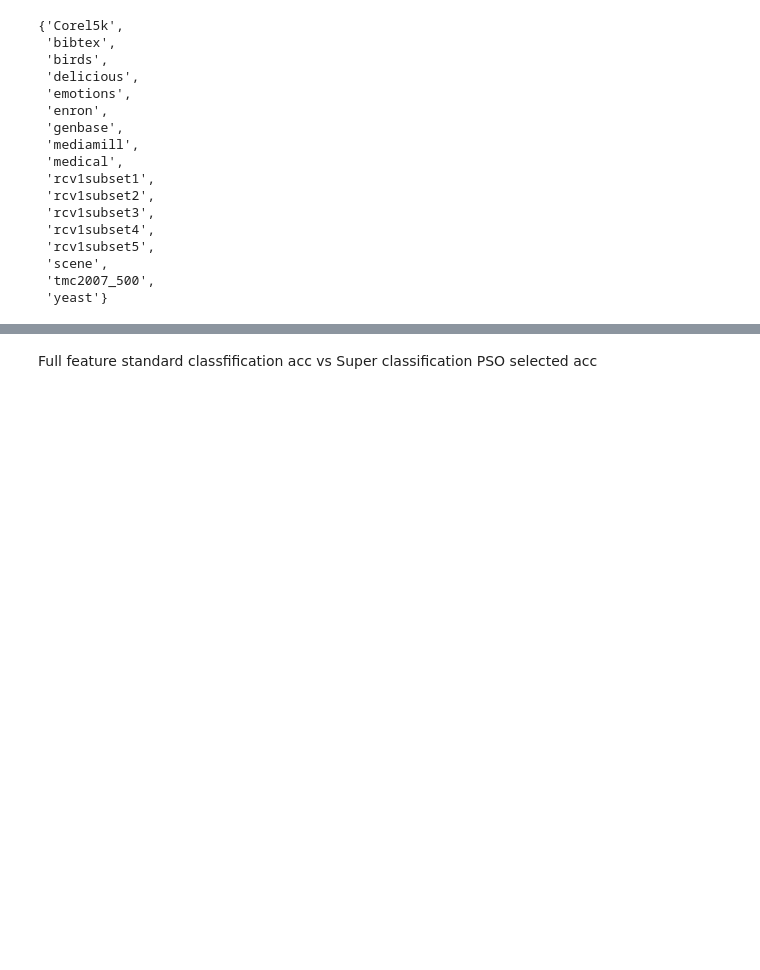
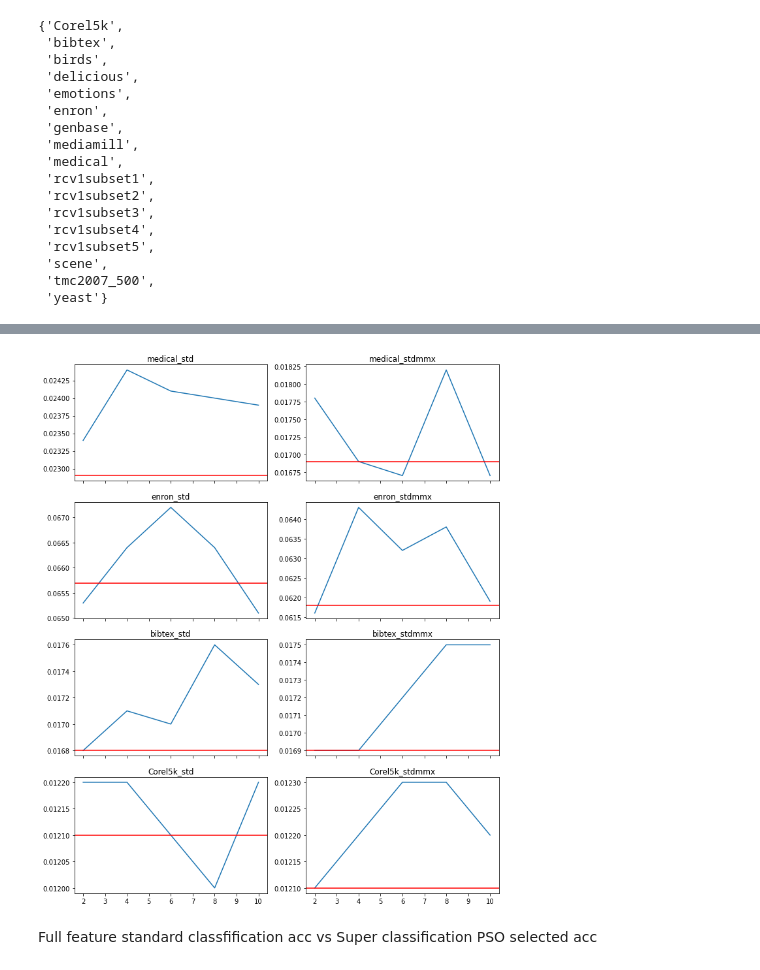
Before and after one commit to faylu-nz/Super_label_PSO_ML_FS, a Jupyter notebook: super_label.ipynb, the cells around one changed output, grey strips where cells are left out. Drawn from its saved outputs; the diff is of its cells as text; code cells hidden in the pictures; blank space fills up the shorter version.

```diff
--- a/super_label.ipynb
+++ b/super_label.ipynb
@@ -789,3 +758,46 @@ ax4.plot(x, y_Corel5k)
+# %%
+x = [2, 4, 6, 8, 10]
+y_medical_std = [0.0234, 0.0244, 0.0241, 0.0240, 0.0239]
+y_enron_std = [0.0653, 0.0664, 0.0672, 0.0664, 0.0651]
+y_bibtex_std = [0.0168, 0.0171, 0.0170, 0.0176, 0.0173]
+y_Corel5k_std = [0.0122, 0.0122, 0.0121, 0.0120, 0.0122]
+y_medical_stdmmx = [0.0178, 0.0169, 0.0167, 0.0182, 0.0167]
+y_enron_stdmmx = [0.0616, 0.0643, 0.0632, 0.0638, 0.0619]
+y_bibtex_stdmmx = [0.0169, 0.0169, 0.0172, 0.0175, 0.0175]
+y_Corel5k_stdmmx = [0.0121, 0.0122, 0.0123, 0.0123, 0.0122]
+y_medical = [y_medical_std, y_medical_stdmmx]
+y_enron = [y_enron_std, y_enron_stdmmx]
+y_bibtex = [y_bibtex_std, y_bibtex_stdmmx]
+y_Corel5k = [y_Corel5k_std, y_Corel5k_stdmmx]
+y_values = [y_medical, y_enron, y_bibtex, y_Corel5k]
+
+
+fig, axs = plt.subplots(4, 2, figsize=(10, 12), sharex=True, sharey=False)
+for i in range(4):
+    for j in range(2):
+        axs[i, j].plot(x, y_values[i][j])
+
+axs[0, 0].set_title("medical_std")
+axs[1, 0].set_title("enron_std")
+axs[2, 0].set_title("bibtex_std")
+axs[3, 0].set_title("Corel5k_std")
+axs[0, 1].set_title("medical_stdmmx")
+axs[1, 1].set_title("enron_stdmmx")
+axs[2, 1].set_title("bibtex_stdmmx")
+axs[3, 1].set_title("Corel5k_stdmmx")
+
+axs[0,0].axhline(y=0.0229, color='r', linestyle='-')
+axs[1,0].axhline(y=0.0657, color='r', linestyle='-')
+axs[2,0].axhline(y=0.0168, color='r', linestyle='-')
+axs[3,0].axhline(y=0.0121, color='r', linestyle='-')
+axs[0,1].axhline(y=0.0169, color='r', linestyle='-')
+axs[1,1].axhline(y=0.0618, color='r', linestyle='-')
+axs[2,1].axhline(y=0.0169, color='r', linestyle='-')
+axs[3,1].axhline(y=0.0121, color='r', linestyle='-')
+
+fig.tight_layout()
+# %% [output]
+[figure, added]
 # %% [markdown]
 Full feature standard classfification acc vs Super classification PSO selected acc
 # %%
```
Also changed, not shown: parts of 16 cells of this notebook, 3 other files.
